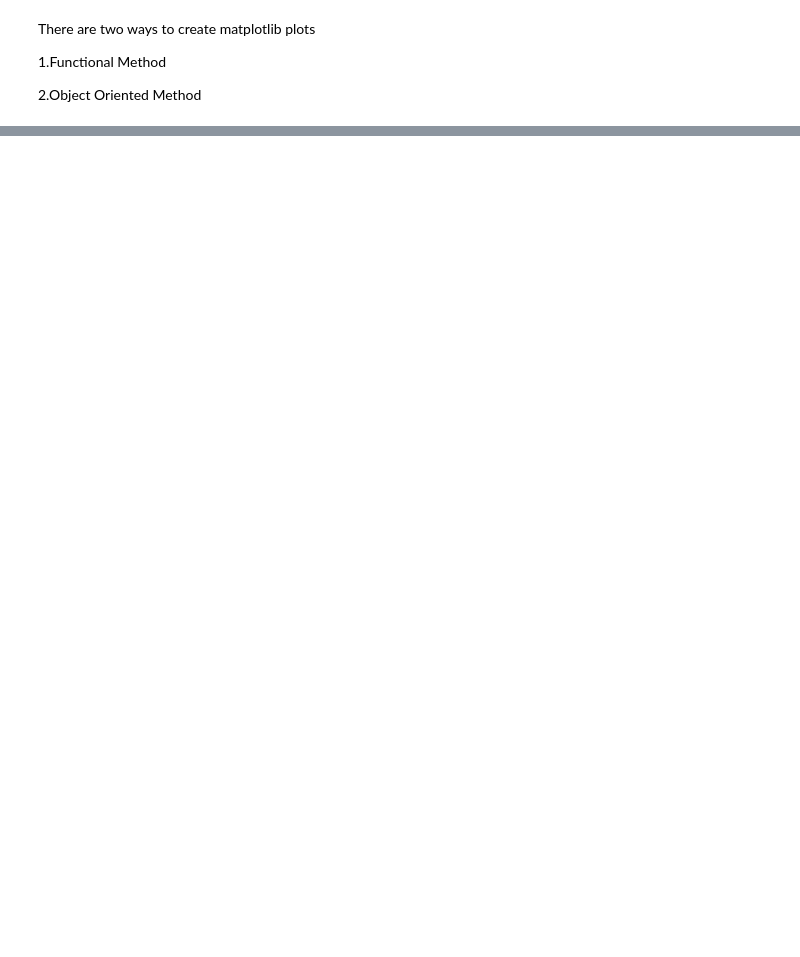
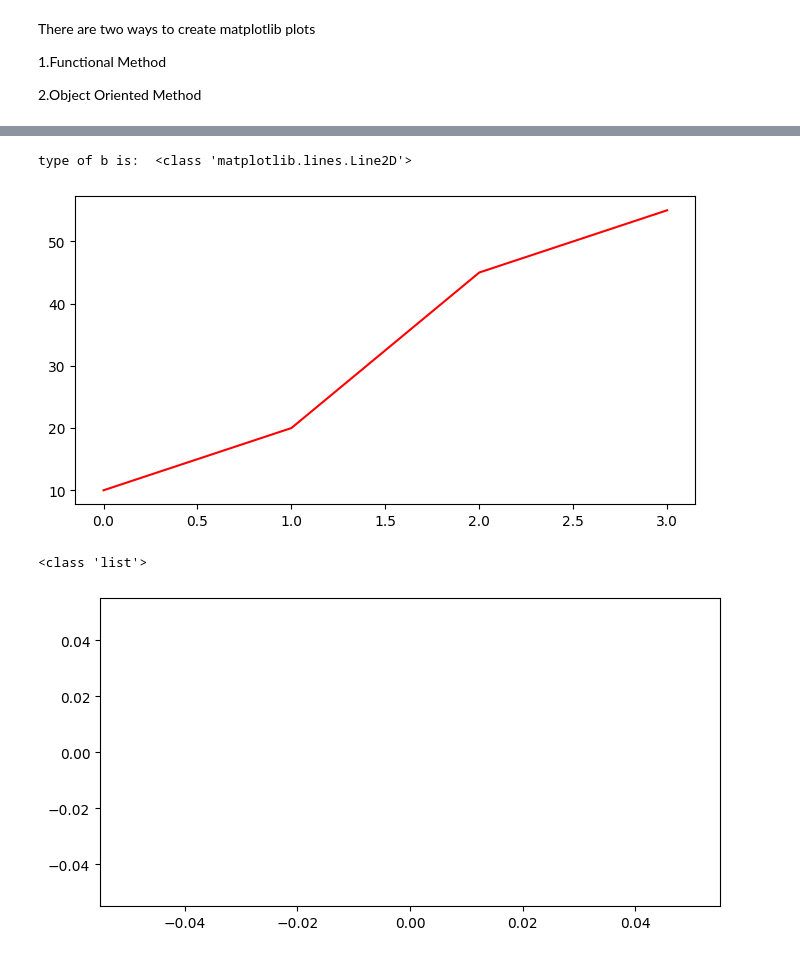
Before and after one commit to aansheeagrwal/python-training, a Jupyter notebook: Matplotlib.ipynb, the cells around one changed output, grey strips where cells are left out. Saved outputs shown, nothing was run; the diff lists cells and outputs as text; code cells hidden in the pictures; blank space fills up the shorter version.

```diff
--- a/Matplotlib.ipynb
+++ b/Matplotlib.ipynb
@@ -278,0 +295,13 @@ matplotlib.pyplot.show()
+# %%
+"""Object Oriented Method for creating Graphs - this will be useful for complex analytical or analysis application"""
+a = [10,20,45,55]
+b, = plt.plot(a) #plot() will return a tuple
+print("type of b is: ", type(b)) #may vary based on data
+b.set_color('r')
+plt.show()
+print(type(plt.plot()))
+# %% [output]
+type of b is:  <class 'matplotlib.lines.Line2D'>
+[figure, added]
+<class 'list'>
+[figure, added]
```
Also changed, not shown: parts of 32 cells of this notebook.
